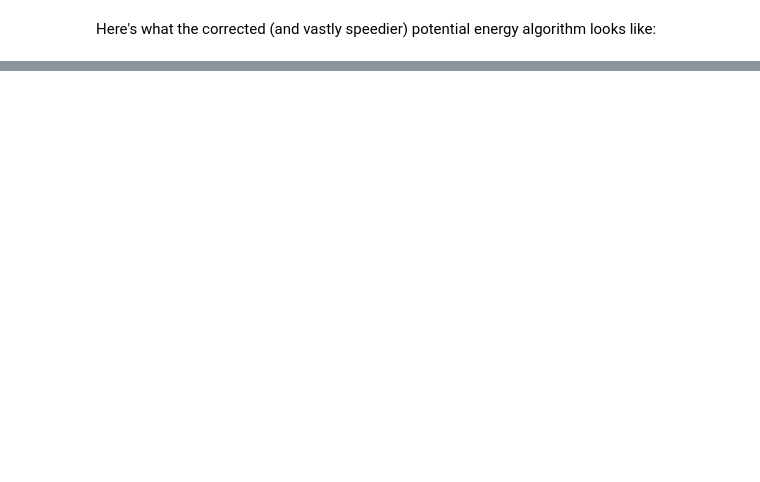
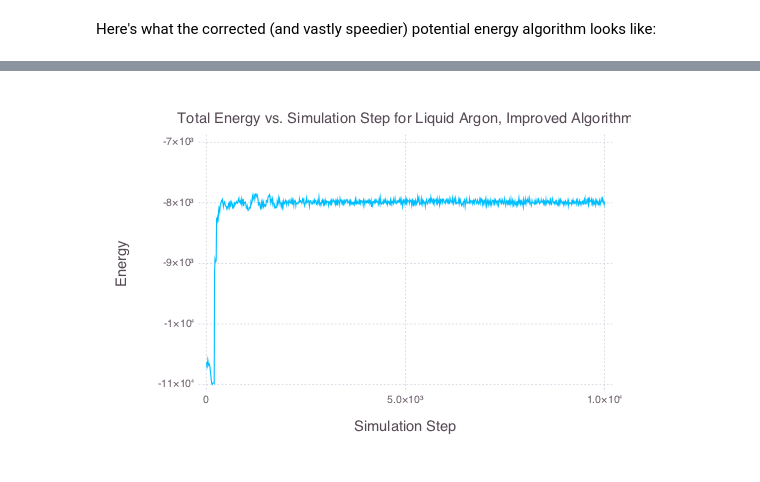
Before and after one commit to stefco/g6080, a Jupyter notebook: set02/sci-comp-hw-2-stefan.ipynb, the cells around one changed output, grey strips where cells are left out. Cells and saved outputs as stored; diff of their text form; code cells hidden in the pictures; blank space fills up the shorter version.

```diff
--- a/set02/sci-comp-hw-2-stefan.ipynb
+++ b/set02/sci-comp-hw-2-stefan.ipynb
@@ -95,0 +94,6 @@ save("q2/p400r",p)
+# %%
+e_fixed = Gadfly.plot( x=[10:10:r.currentStep], y=r.e[10:10:r.currentStep], Gadfly.Geom.line,
+Gadfly.Guide.xlabel("Simulation Step"), Gadfly.Guide.ylabel("Energy"),
+Gadfly.Guide.title("Total Energy vs. Simulation Step for Liquid Argon, Improved Algorithm"))
+# %% [output]
+[figure, added]
```
Also changed, not shown: parts of 5 cells of this notebook, 4 other files.
